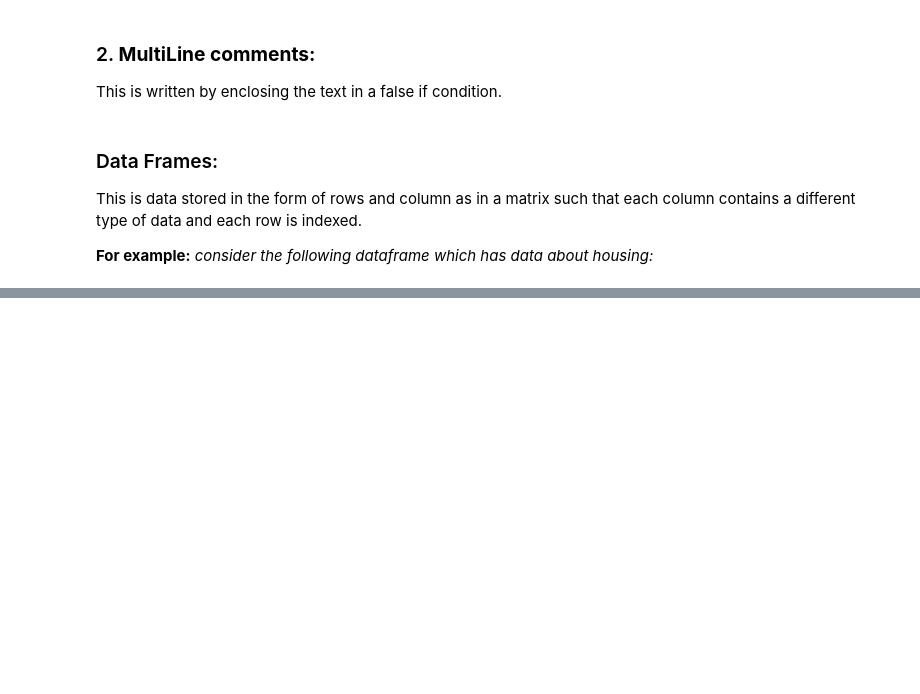
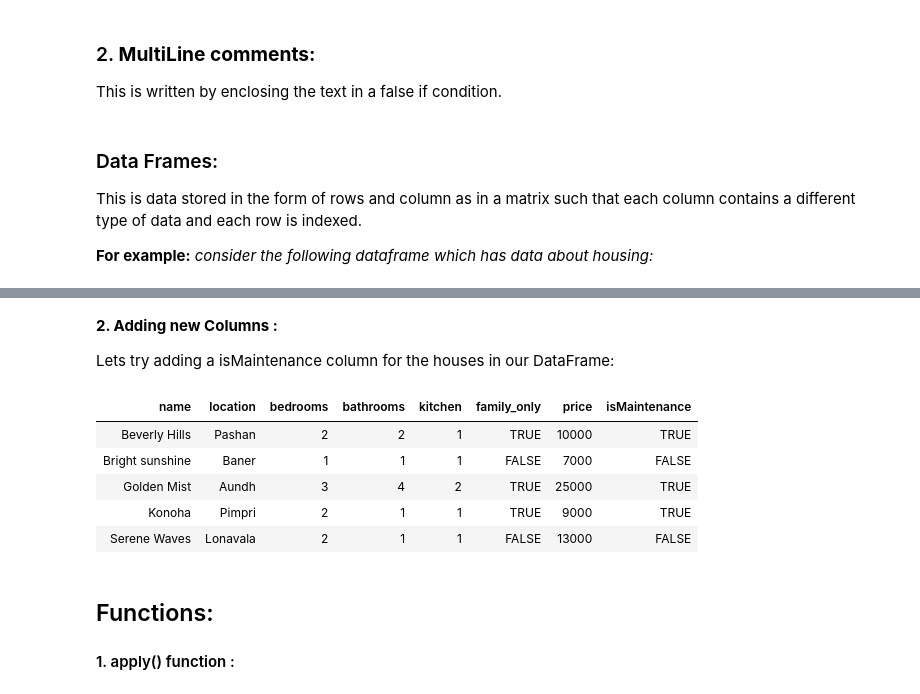
Before and after one commit to Zain-Saiyed/R-Programming, a Jupyter notebook: Introduction to R programming.ipynb, the cells around one changed output, grey strips where cells are left out. Cells and saved outputs as stored; diff of their text form; code cells hidden in the pictures; blank space fills up the shorter version.

```diff
--- a/Introduction to R programming.ipynb
+++ b/Introduction to R programming.ipynb
@@ -791,0 +1207,15 @@ house_data
+# %%
+# Creating a list containing all the new row values to be added
+new_row_value <- list("Serene Waves", "Lonavala",2,1,1,FALSE,13000)
+
+# Creating a temporary dataframe with the new row values
+temp_df <- data.frame( new_row_value )
+
+# Renaming all the columns in the temporary dataframe to match the column names in our house dataframe
+names(temp_df) <- names(house_data)
+
+# Using the ribnd() function to add this temporary dataframe at the end of teh source dataframe
+house_data <- rbind(house_data, temp_df)
+
+# Display house_data
+house_data
@@ -791,0 +1229,24 @@ house_data
+# %% [markdown]
+**2. Adding new Columns :**
+
+Lets try adding a isMaintenance column for the houses in our DataFrame:
+# %%
+# Create maintenance vector corresponding to each house.
+maintenance <- c(TRUE,FALSE,TRUE,TRUE,FALSE)
+
+# Assign these house maintenance values to a new column named 'isMaintenance'
+house_data$isMaintenance <- maintenance
+
+# Display DataFrame
+house_data
+# %% [output]
+| name | location | bedrooms | bathrooms | kitchen | family_only | price | isMaintenance |
+| Beverly Hills | Pashan | 2 | 2 | 1 | TRUE | 10000 | TRUE |
+| Bright sunshine | Baner | 1 | 1 | 1 | FALSE | 7000 | FALSE |
+| Golden Mist | Aundh | 3 | 4 | 2 | TRUE | 25000 | TRUE |
+| Konoha | Pimpri | 2 | 1 | 1 | TRUE | 9000 | TRUE |
+| Serene Waves | Lonavala | 2 | 1 | 1 | FALSE | 13000 | FALSE |
+# %% [markdown]
+## Functions:
+
+#### 1. apply() function :
```
Also changed, not shown: parts of 52 cells of this notebook.
